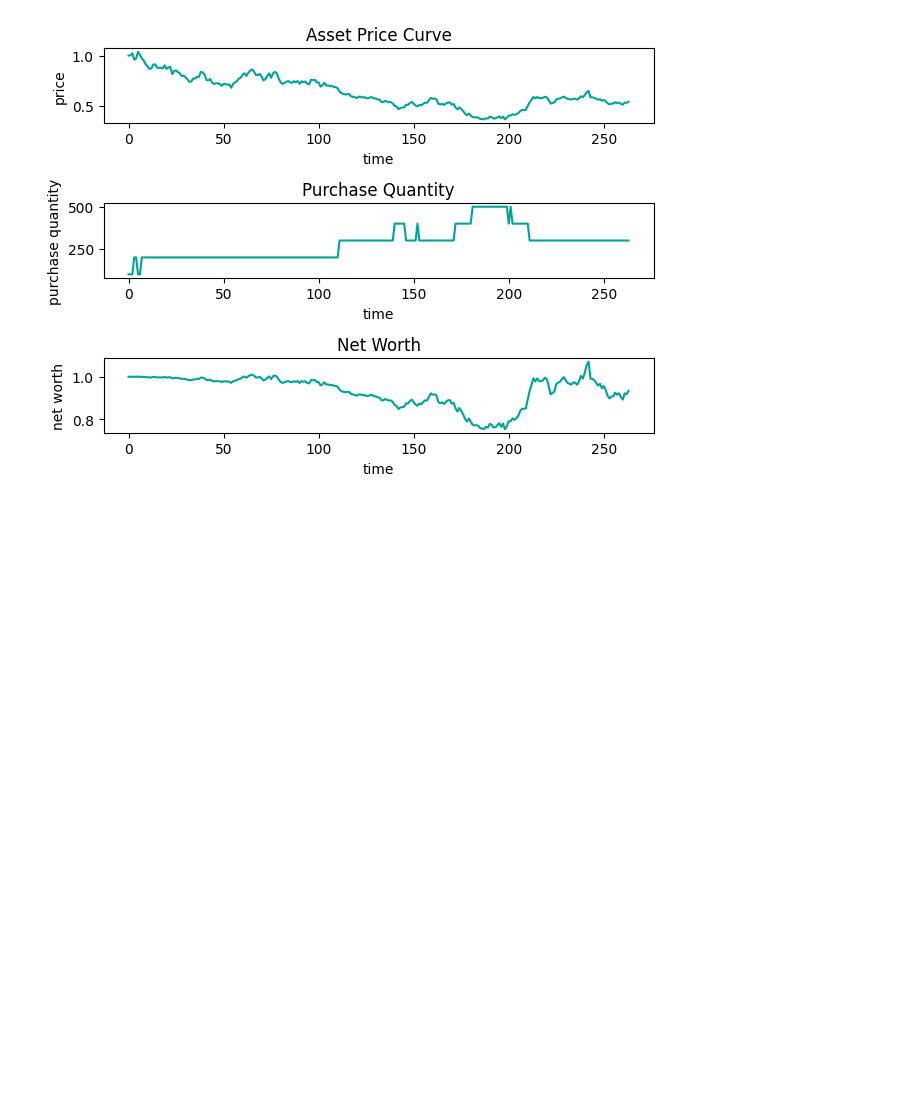
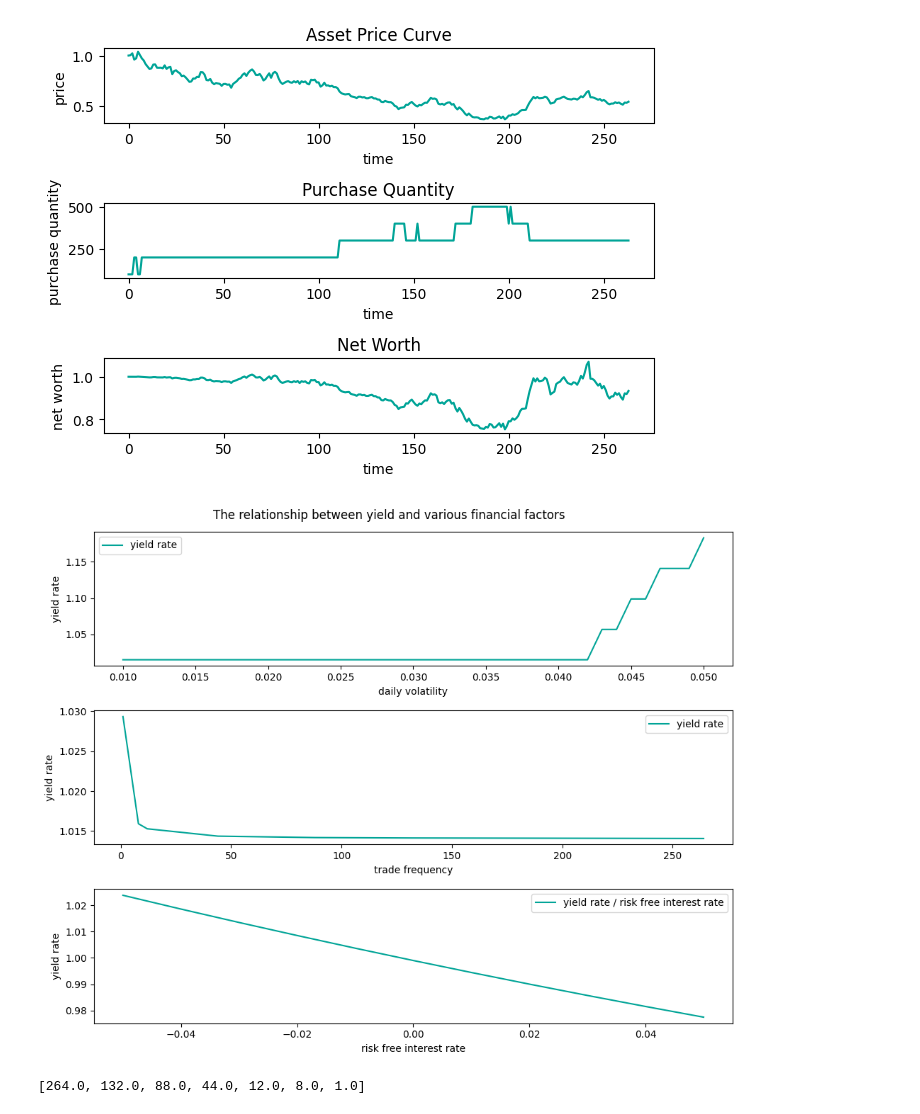
Before and after one commit to Sy-Sang/finance_utils, a Jupyter notebook: finance_utils/asset/spot/nb/nb6.ipynb, the cells around one changed output. Cells and saved outputs as stored; diff of their text form; code cells hidden in the pictures; blank space fills up the shorter version.

```diff
--- a/finance_utils/asset/spot/nb/nb6.ipynb
+++ b/finance_utils/asset/spot/nb/nb6.ipynb
@@ -58,3 +59,32 @@ pyplot.tight_layout()
 pyplot.show()
 # %% [output]
 [figure]
+# %%
+yl=[1.01529,1.01529,1.01529,1.01529,1.01529,1.01529,1.01529,1.01529,1.01529,1.01529,1.01529,1.01529,1.01529,1.01529,1.01529,1.01529,1.01529,1.01529,1.01529,1.01529,1.01529,1.01529,1.01529,1.01529,1.01529,1.01529,1.01529,1.01529,1.01529,1.01529,1.01529,1.01529,1.01529,1.05701,1.05701,1.09884,1.09884,1.14078,1.14078,1.14078,1.18281]
+vl=EasyFloat.frange(0.01,0.05,0.001, True)
+# %%
+pyplot.figure(figsize=(10, 8))
+pyplot.suptitle("The relationship between yield and various financial factors")
+# pyplot.title("The impact of volatility, trading frequency and risk-free interest rate on yield is shown respectively")
+
+pyplot.subplot(3,1,1)
+pyplot.plot(vl,yl, color="#00a497", label="yield rate")
+pyplot.xlabel("daily volatility")
+pyplot.ylabel("yield rate")
+pyplot.legend()
+pyplot.subplot(3,1,2)
+pyplot.plot(dl,yl_d, color="#00a497", label="yield rate")
+pyplot.xlabel("trade frequency")
+pyplot.ylabel("yield rate")
+pyplot.legend()
+
+pyplot.subplot(3,1,3)
+pyplot.plot(al,yl_a, color="#00a497", label="yield rate / risk free interest rate")
+pyplot.xlabel("risk free interest rate")
+pyplot.ylabel("yield rate")
+pyplot.legend()
+
+pyplot.tight_layout()
+pyplot.show()
+# %% [output]
+[figure, added]
@@ -60,0 +94,4 @@ pyplot.show()
+# %%
+dl
+# %% [output]
+[264.0, 132.0, 88.0, 44.0, 12.0, 8.0, 1.0]
```
Also changed, not shown: parts of 3 cells of this notebook.
